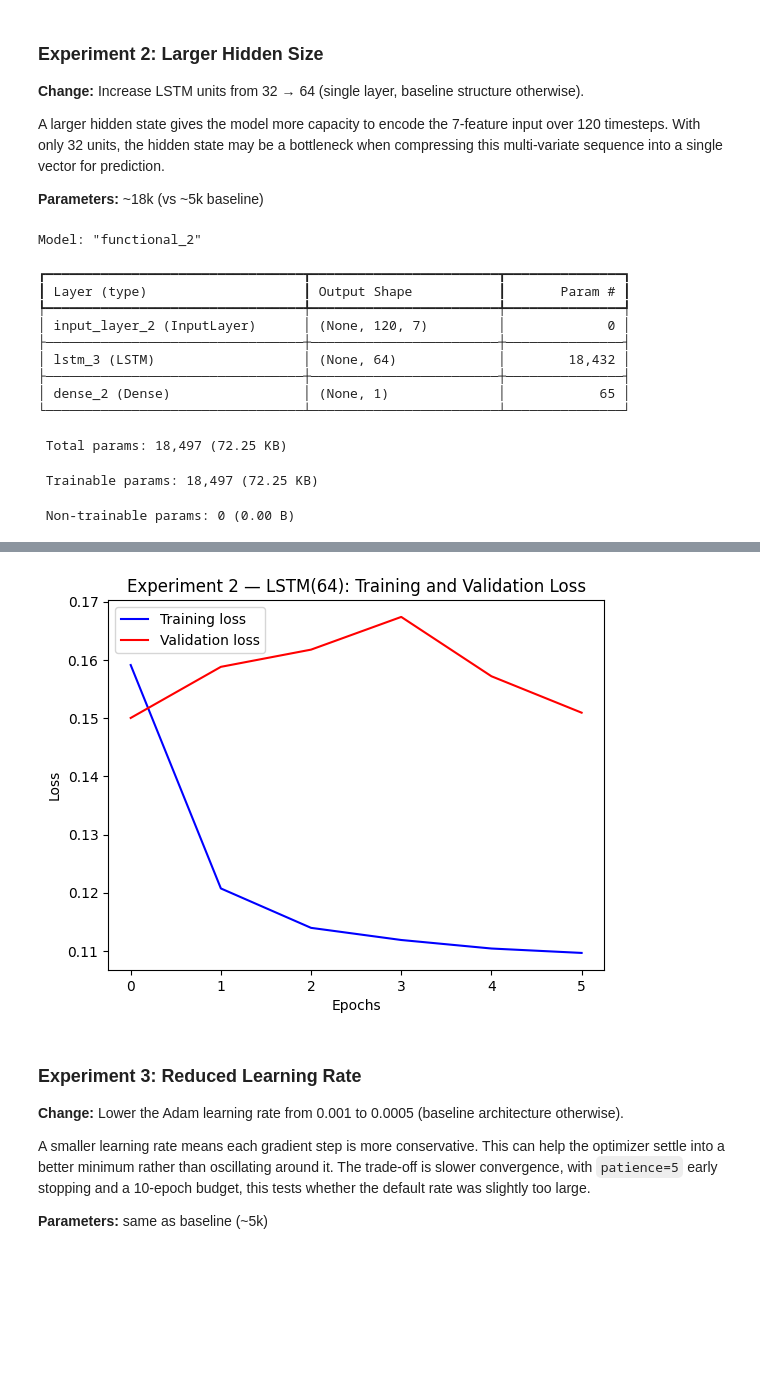
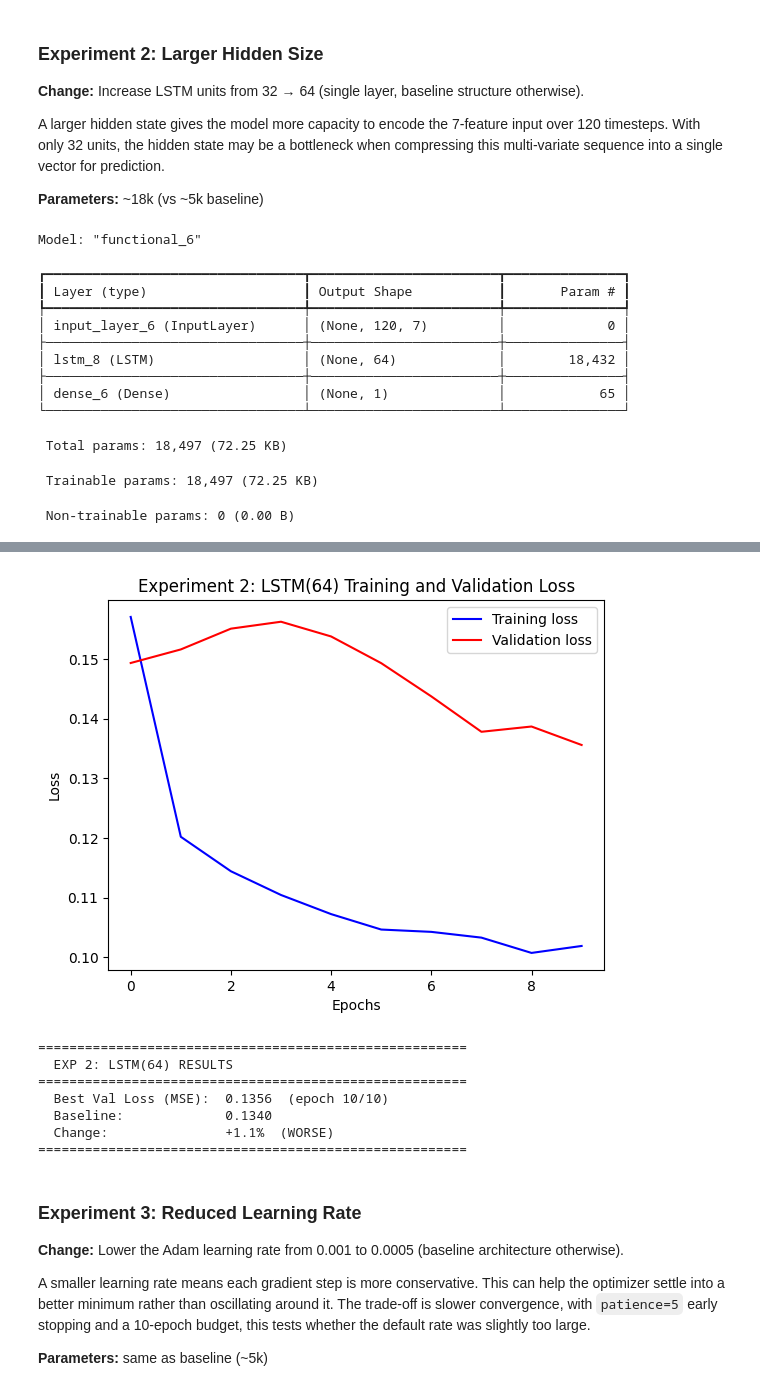
Before and after one commit to eremozdemir/Time-Series-LSTM-Modeling, a Jupyter notebook: notebooks/timeseries_weather_forecasting.ipynb, the cells around one changed output, grey strips where cells are left out. Drawn from its saved outputs; the diff is of its cells as text; code cells hidden in the pictures; blank space fills up the shorter version.

```diff
--- a/notebooks/timeseries_weather_forecasting.ipynb
+++ b/notebooks/timeseries_weather_forecasting.ipynb
@@ -298,5 +298,19 @@ history = model.fit(
     validation_data=dataset_val,
     callbacks=[es_callback, modelckpt_callback],
 )
+
+# Baseline Result Log
+_val = history.history["val_loss"]
+baseline_best_val_loss = min(_val)
+_best_ep = _val.index(baseline_best_val_loss) + 1
+_epochs_run = len(_val)
+
+print("\n" + "=" * 50)
+print("  BASELINE LSTM RESULTS")
+print("=" * 50)
+print(f"  Best Val Loss (MSE):    {baseline_best_val_loss:.4f}  (epoch {_best_ep}/{_epochs_run})")
+print(f"  Final Train Loss (MSE): {history.history['loss'][-1]:.4f}")
+print(f"  Epochs run:             {_epochs_run}")
+print("=" * 50)
 # %% [output]
 Epoch 1/10
@@ -505,16 +541,31 @@ history_exp2 = model_exp2.fit(
 )
 
 visualize_loss(history_exp2, "Experiment 2: LSTM(64) Training and Validation Loss")
+
+# Experiment 2 Result Log
+_val2 = history_exp2.history["val_loss"]
+exp2_best_val_loss = min(_val2)
+_best_ep2 = _val2.index(exp2_best_val_loss) + 1
+_epochs2 = len(_val2)
+_delta2 = (exp2_best_val_loss - baseline_best_val_loss) / baseline_best_val_loss * 100
+
+print("\n" + "=" * 55)
+print("  EXP 2: LSTM(64) RESULTS")
+print("=" * 55)
+print(f"  Best Val Loss (MSE):  {exp2_best_val_loss:.4f}  (epoch {_best_ep2}/{_epochs2})")
+print(f"  Baseline:             {baseline_best_val_loss:.4f}")
+print(f"  Change:               {_delta2:+.1f}%  ({'improvement' if _delta2 < 0 else 'WORSE'})")
+print("=" * 55)
 # %% [output]
-Model: "functional_2"
+Model: "functional_6"
 ┏━━━━━━━━━━━━━━━━━━━━━━━━━━━━━━━━━┳━━━━━━━━━━━━━━━━━━━━━━━━┳━━━━━━━━━━━━━━━┓
 ┃ Layer (type)                    ┃ Output Shape           ┃       Param # ┃
 ┡━━━━━━━━━━━━━━━━━━━━━━━━━━━━━━━━━╇━━━━━━━━━━━━━━━━━━━━━━━━╇━━━━━━━━━━━━━━━┩
-│ input_layer_2 (InputLayer)      │ (None, 120, 7)         │             0 │
+│ input_layer_6 (InputLayer)      │ (None, 120, 7)         │             0 │
 ├─────────────────────────────────┼────────────────────────┼───────────────┤
-│ lstm_3 (LSTM)                   │ (None, 64)             │        18,432 │
+│ lstm_8 (LSTM)                   │ (None, 64)             │        18,432 │
 ├─────────────────────────────────┼────────────────────────┼───────────────┤
-│ dense_2 (Dense)                 │ (None, 1)              │            65 │
+│ dense_6 (Dense)                 │ (None, 1)              │            65 │
 └─────────────────────────────────┴────────────────────────┴───────────────┘
  Total params: 18,497 (72.25 KB)
  Trainable params: 18,497 (72.25 KB)
@@ -539,4 +590,11 @@ Epoch 6: val_loss did not improve from 0.15004
-[figure, old version]
+[figure, new version]
+=======================================================
+  EXP 2: LSTM(64) RESULTS
+=======================================================
+  Best Val Loss (MSE):  0.1356  (epoch 10/10)
+  Baseline:             0.1340
+  Change:               +1.1%  (WORSE)
+=======================================================
 # %% [markdown]
 ### Experiment 3: Reduced Learning Rate
 
```
Also changed, not shown: parts of 10 cells of this notebook, 3 other files.
